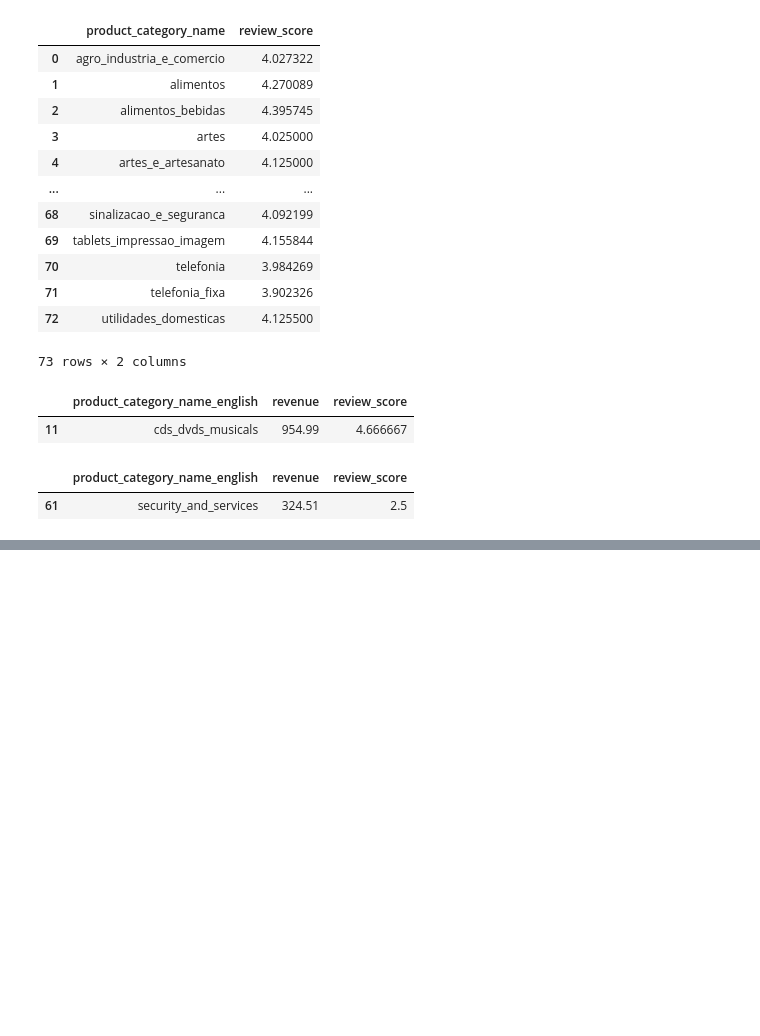
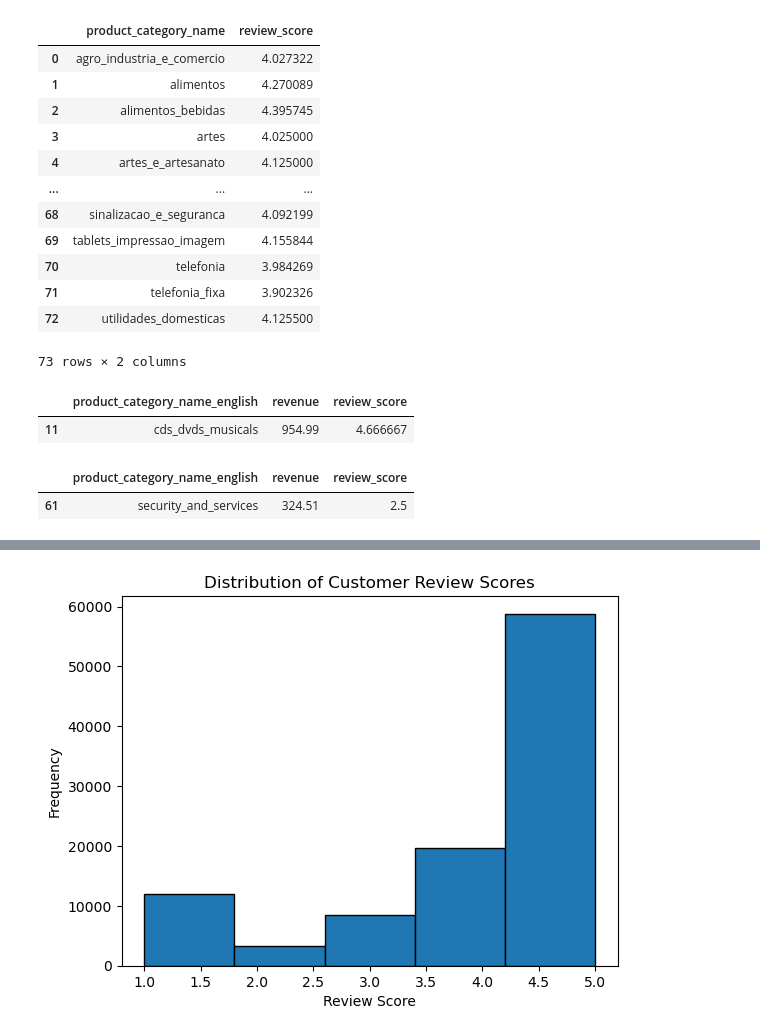
Before and after one commit to Vinaychauhan06/E-Commerce-Analytics-Dashboard-Python-SQL-Power-BI-, a Jupyter notebook: 02_EDA_Analysis.ipynb, the cells around one changed output, grey strips where cells are left out. Saved outputs shown, nothing was run; the diff lists cells and outputs as text; code cells hidden in the pictures; blank space fills up the shorter version.

```diff
--- a/02_EDA_Analysis.ipynb
+++ b/02_EDA_Analysis.ipynb
@@ -694,0 +717,9 @@ final_category[final_category['review_score']==final_category['review_score'].mi
+# %%
+#Distribution plot (Histogram)
+plt.hist(review_data['review_score'],bins=5,edgecolor='black')
+plt.title('Distribution of Customer Review Scores')
+plt.xlabel('Review Score')
+plt.ylabel('Frequency')
+plt.show()
+# %% [output]
+[figure, added]
```
Also changed, not shown: parts of 21 cells of this notebook.
